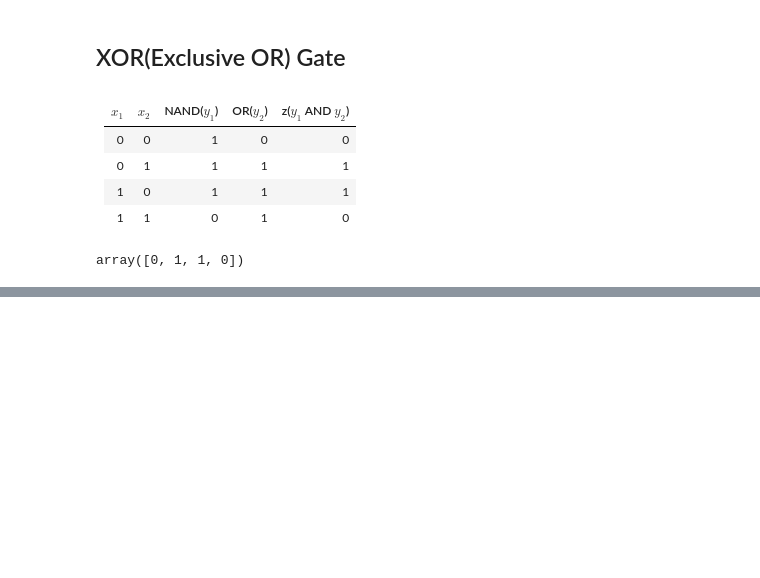
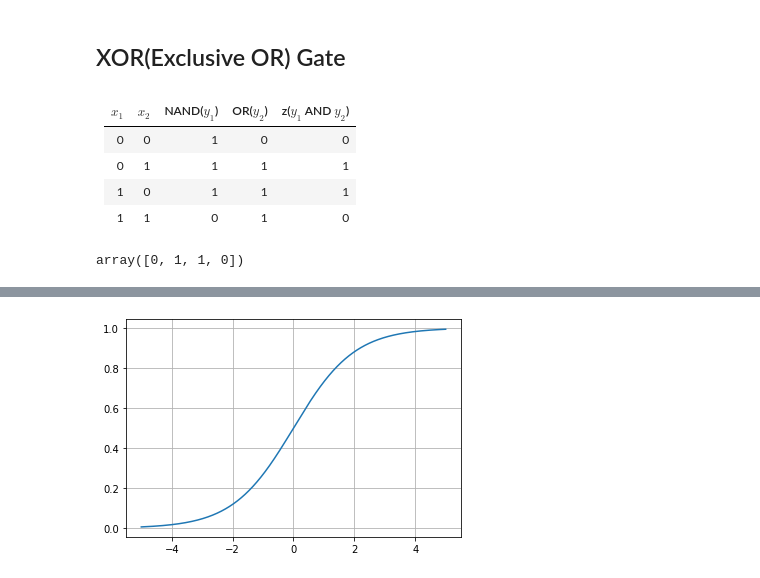
Before and after one commit to JakeOh/202011_itw_bd21, a Jupyter notebook: lab_ml/ml15_perceptron.ipynb, the cells around one changed output, grey strips where cells are left out. Drawn from its saved outputs; the diff is of its cells as text; code cells hidden in the pictures; blank space fills up the shorter version.

```diff
--- a/lab_ml/ml15_perceptron.ipynb
+++ b/lab_ml/ml15_perceptron.ipynb
@@ -191,0 +246,4 @@ array([0, 1, 1, 0])
+# %%
+plot_activation_fn(sigmoid)
+# %% [output]
+[figure, added]
```
Also changed, not shown: parts of 19 cells of this notebook.
